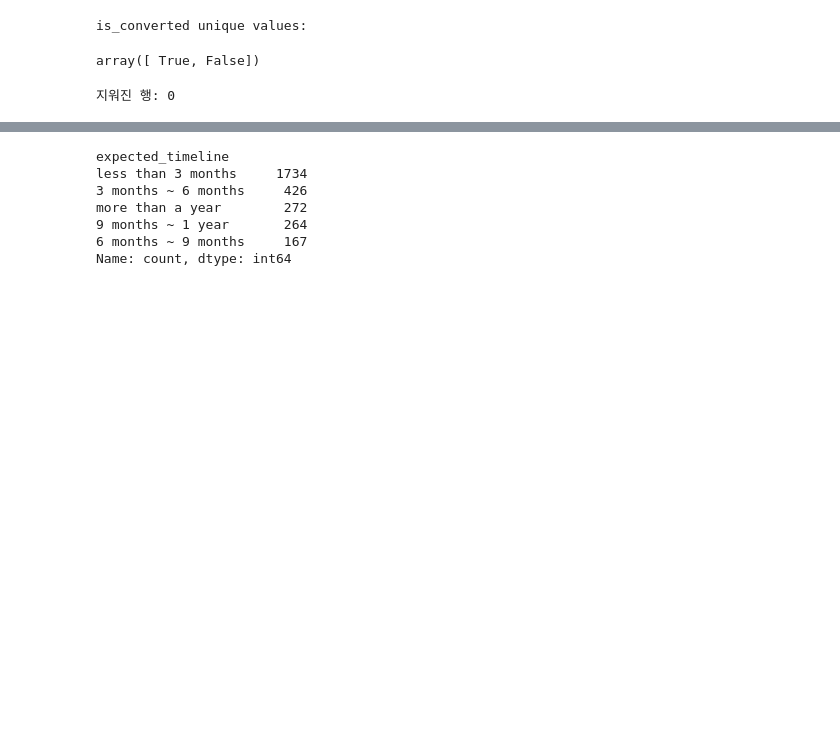
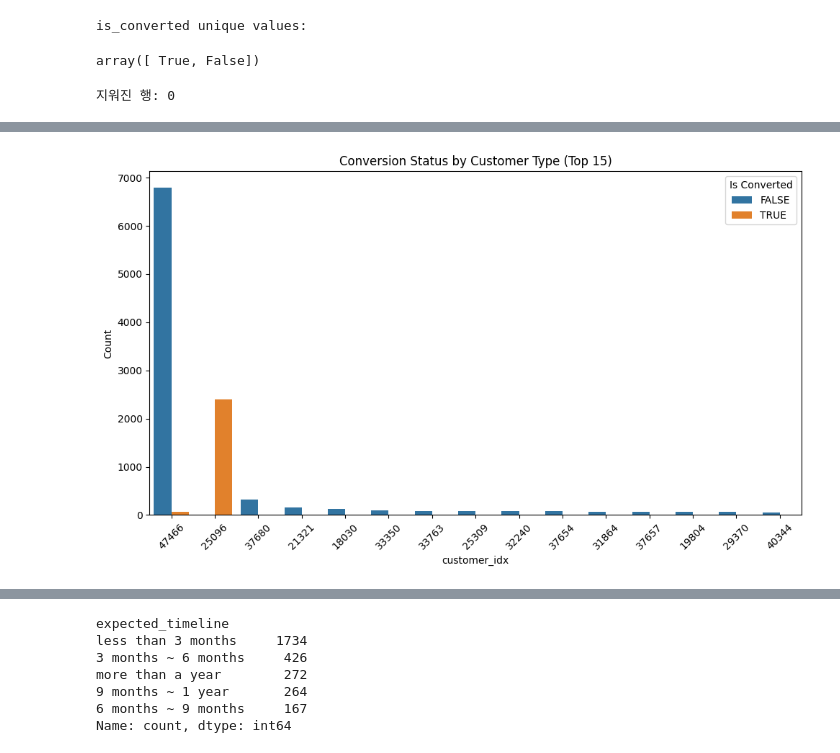
Before and after one commit to AhyoungOh/Coffee, a Jupyter notebook: NA_preprocess.ipynb, the cells around one changed output, grey strips where cells are left out. Saved outputs shown, nothing was run; the diff lists cells and outputs as text; code cells hidden in the pictures; blank space fills up the shorter version.

Commit message:
final preprocessing and encoding

```diff
--- a/NA_preprocess.ipynb
+++ b/NA_preprocess.ipynb
@@ -3,10 +6,11 @@ import numpy as np
 import matplotlib.pyplot as plt
 import pandas as pd
 import seaborn as sns
-sns.set_style("whitegrid")
 
-import warnings
-warnings.filterwarnings("ignore")
+from imblearn.over_sampling import SMOTE
+from sklearn.model_selection import train_test_split
+from sklearn.preprocessing import LabelEncoder
 
-from scipy.stats import ttest_ind, mannwhitneyu
+from sklearn.experimental import enable_iterative_imputer
+from sklearn.impute import IterativeImputer
 # %%
@@ -57,0 +118,24 @@ len(df)
+# %%
+#compare the values of two columns by printing the columns
+df.business_subarea.value_counts()
+
+top_5_customer_types = df['customer_idx'].value_counts().nlargest(15).index
+
+# Filter the DataFrame to keep only rows with the top 5 'customer_type' values
+df_top_5_customer_types = df[df['customer_idx'].isin(top_5_customer_types)]
+
+# Create a count plot for the filtered DataFrame
+plt.figure(figsize=(10, 6))
+sns.countplot(data=df_top_5_customer_types, x='customer_idx', hue='is_converted',
+              order=df_top_5_customer_types['customer_idx'].value_counts().index)
+
+plt.xticks(rotation=45)  # Rotate the x-axis labels for better readability
+plt.xlabel('customer_idx')
+plt.ylabel('Count')
+plt.title('Conversion Status by Customer Type (Top 15)')
+plt.legend(title='Is Converted', loc='upper right')
+
+plt.tight_layout()  # Adjust layout to make sure everything fits without overlapping
+plt.show()
+# %% [output]
+[figure, added]
```
Also changed, not shown: parts of 150 cells of this notebook, 11 other files.
